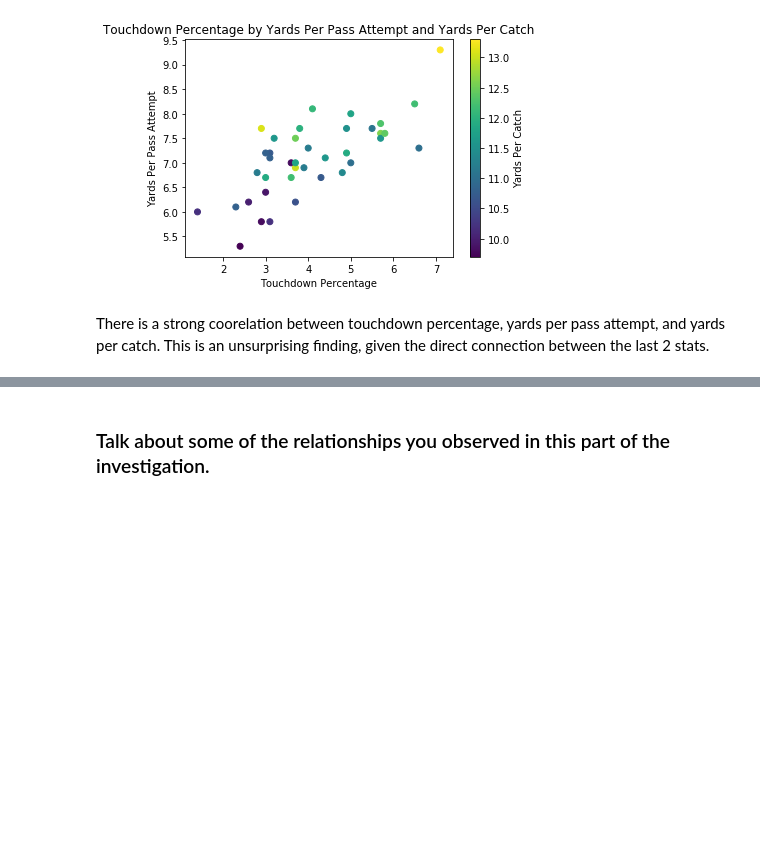
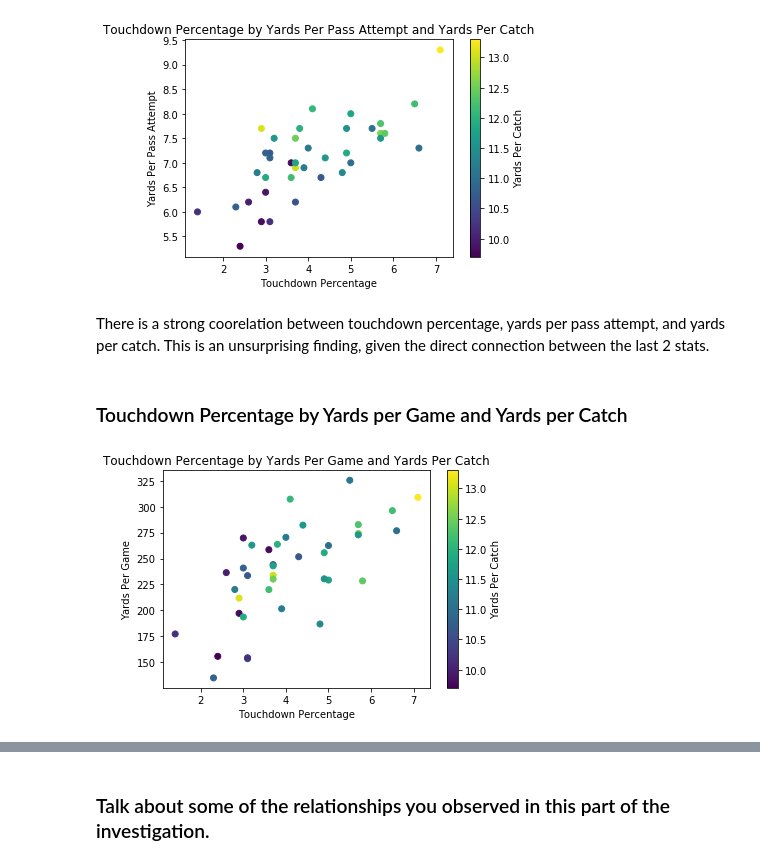
Before and after one commit to ChristopherSJames/Quarterback-Point-Analysis-2016, a Jupyter notebook: qb_point_analysis.ipynb, the cells around one changed output, grey strips where cells are left out. Saved outputs shown, nothing was run; the diff lists cells and outputs as text; code cells hidden in the pictures; blank space fills up the shorter version.

```diff
--- a/qb_point_analysis.ipynb
+++ b/qb_point_analysis.ipynb
@@ -515,3 +515,15 @@ cbar.set_label('Yards Per Catch')
 [figure]
 # %% [markdown]
 There is a strong coorelation between touchdown percentage, yards per pass attempt, and yards per catch. This is an unsurprising finding, given the direct connection between the last 2 stats.
+# %% [markdown]
+### Touchdown Percentage by Yards per Game and Yards per Catch
+# %%
+# Touchdown Percentage by Yards per Game and Yards Per Catch
+plt.scatter(data = df, x = 'TD%', y = 'Y/G', c = 'Y/C')
+plt.title('Touchdown Percentage by Yards per Game and Yards per Catch')
+plt.xlabel('Touchdown Percentage')
+plt.ylabel('Yards per Game')
+cbar = plt.colorbar()
+cbar.set_label('Yards per Catch')
+# %% [output]
+[figure, added]
```
Also changed, not shown: parts of 12 cells of this notebook.
